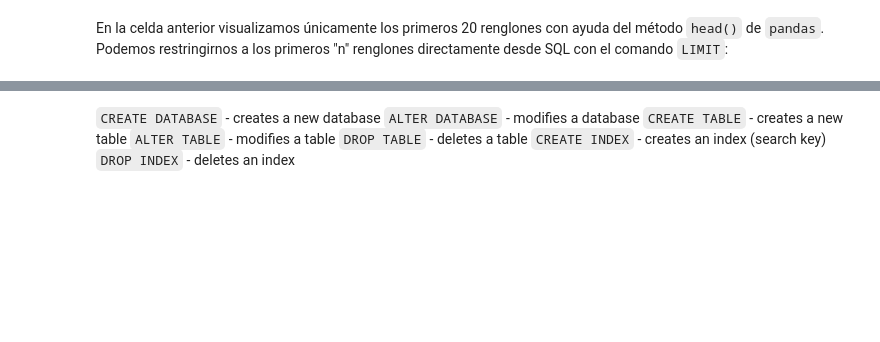
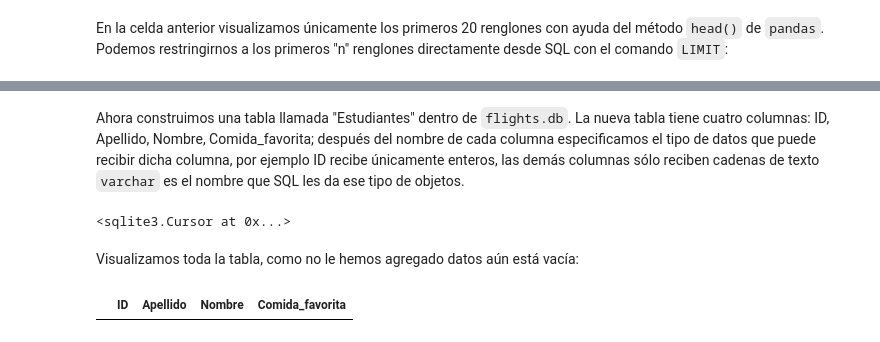
Before and after one commit to m-durand/propedeutico_python, a Jupyter notebook: notebooks/7_SQL_basico.ipynb, the cells around one changed output, grey strips where cells are left out. Saved outputs shown, nothing was run; the diff lists cells and outputs as text; code cells hidden in the pictures; blank space fills up the shorter version.

```diff
--- a/notebooks/7_SQL_basico.ipynb
+++ b/notebooks/7_SQL_basico.ipynb
@@ -256,8 +374,0 @@ Como hemos visto en los ejemplos anteriores, podemos ir agregando comandos a una
-# %% [markdown]
-`CREATE DATABASE` - creates a new database
-`ALTER DATABASE` - modifies a database
-`CREATE TABLE` - creates a new table
-`ALTER TABLE` - modifies a table
-`DROP TABLE` - deletes a table
-`CREATE INDEX` - creates an index (search key)
-`DROP INDEX` - deletes an index
@@ -263,0 +377,27 @@ Como hemos visto en los ejemplos anteriores, podemos ir agregando comandos a una
+# %% [markdown]
+Ahora construimos una tabla llamada "Estudiantes" dentro de `flights.db`. La nueva tabla tiene cuatro columnas: ID, Apellido, Nombre, Comida_favorita; después del nombre de cada columna especificamos el tipo de datos que puede recibir dicha columna, por ejemplo ID recibe únicamente enteros, las demás columnas sólo reciben cadenas de texto `varchar` es el nombre que SQL les da ese tipo de objetos.
+# %%
+q = """CREATE TABLE Estudiantes (
+    ID int,
+    Apellido varchar,
+    Nombre varchar,
+    Comida_favorita varchar
+);"""
+
+
+cur.execute(q)
+# %% [output]
+<sqlite3.Cursor at 0x...>
+# %% [markdown]
+Visualizamos toda la tabla, como no le hemos agregado datos aún está vacía:
+# %%
+q = '''
+    SELECT
+        *
+    FROM
+        Estudiantes
+    '''
+df = pd.read_sql(q, con)
+df
+# %% [output]
+|  | ID | Apellido | Nombre | Comida_favorita |
```
Also changed, not shown: parts of 25 cells of this notebook.
